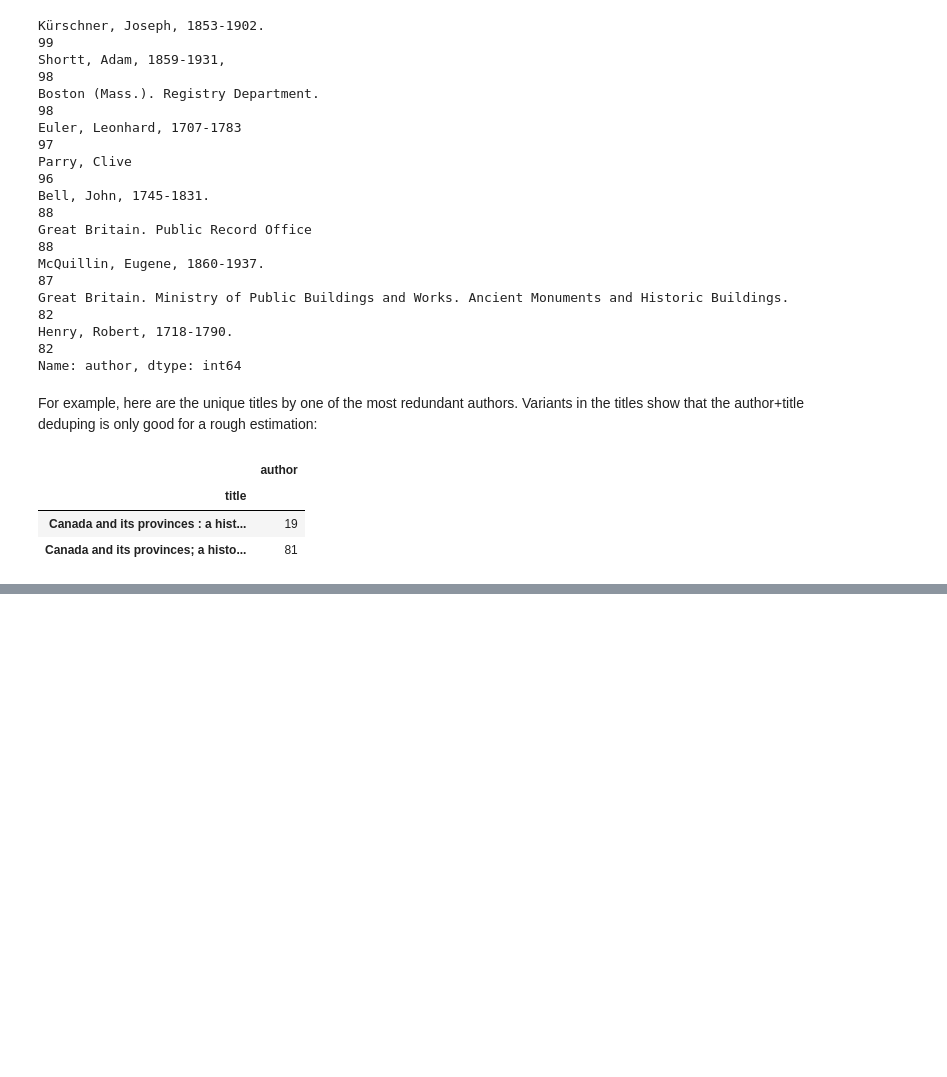
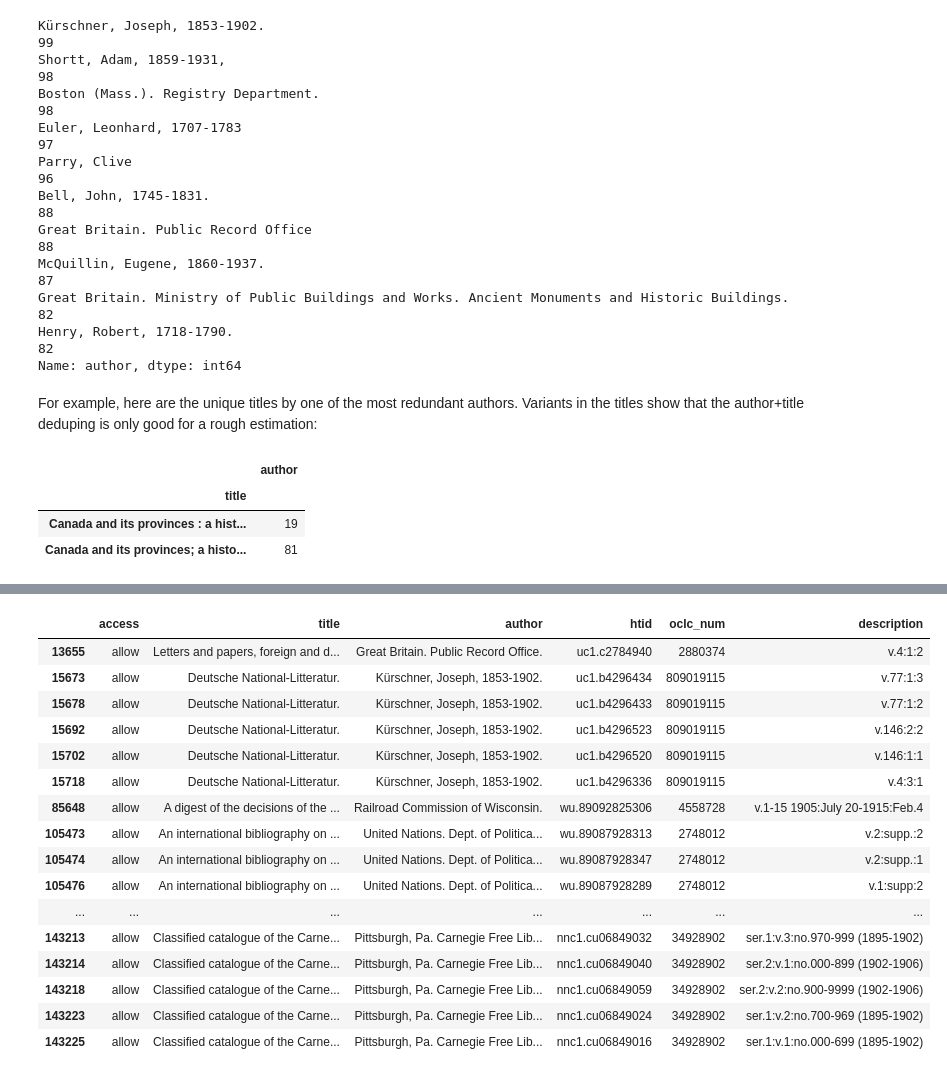
Before and after one commit to massivetexts/hathi-test-dataset, a Jupyter notebook: TestingDataset.ipynb, the cells around one changed output, grey strips where cells are left out. Drawn from its saved outputs; the diff is of its cells as text; code cells hidden in the pictures; blank space fills up the shorter version.

```diff
--- a/TestingDataset.ipynb
+++ b/TestingDataset.ipynb
@@ -139,3 +139,13 @@ df[df.author.str.contains('Shortt')].groupby('title')[['author']].count()
 | title |  |
 | Canada and its provinces : a hist... | 19 |
 | Canada and its provinces; a histo... | 81 |
+# %%
+import pandas as pd
+df = pd.read_csv('test_dataset.csv.gz')
+a = (df[['oclc_num', 'description']].drop_duplicates()
+                                .groupby(['oclc_num'], as_index=False)
+                                .count()
+                                .query('description > 0')
+                                .sort_values('description', ascending=False)
+)
+df.query('oclc_num == "809019115"')[['title', 'author', 'htid', 'oclc_num', 'description']]
@@ -141,0 +171,21 @@ df[df.author.str.contains('Shortt')].groupby('title')[['author']].count()
+# %%
+a = df[df.description.str.contains(':.*:').fillna(False)][['access', 'title', 'author', 'htid', 'oclc_num', 'description']]
+a[a.access == 'allow']
+# %% [output]
+|  | access | title | author | htid | oclc_num | description |
+| 13655 | allow | Letters and papers, foreign and d... | Great Britain. Public Record Office. | uc1.c2784940 | 2880374 | v.4:1:2 |
+| 15673 | allow | Deutsche National-Litteratur. | Kürschner, Joseph, 1853-1902. | uc1.b4296434 | 809019115 | v.77:1:3 |
+| 15678 | allow | Deutsche National-Litteratur. | Kürschner, Joseph, 1853-1902. | uc1.b4296433 | 809019115 | v.77:1:2 |
+| 15692 | allow | Deutsche National-Litteratur. | Kürschner, Joseph, 1853-1902. | uc1.b4296523 | 809019115 | v.146:2:2 |
+| 15702 | allow | Deutsche National-Litteratur. | Kürschner, Joseph, 1853-1902. | uc1.b4296520 | 809019115 | v.146:1:1 |
+| 15718 | allow | Deutsche National-Litteratur. | Kürschner, Joseph, 1853-1902. | uc1.b4296336 | 809019115 | v.4:3:1 |
+| 85648 | allow | A digest of the decisions of the ... | Railroad Commission of Wisconsin. | wu.89092825306 | 4558728 | v.1-15 1905:July 20-1915:Feb.4 |
+| 105473 | allow | An international bibliography on ... | United Nations. Dept. of Politica... | wu.89087928313 | 2748012 | v.2:supp.:2 |
+| 105474 | allow | An international bibliography on ... | United Nations. Dept. of Politica... | wu.89087928347 | 2748012 | v.2:supp.:1 |
+| 105476 | allow | An international bibliography on ... | United Nations. Dept. of Politica... | wu.89087928289 | 2748012 | v.1:supp:2 |
+| ... | ... | ... | ... | ... | ... | ... |
+| 143213 | allow | Classified catalogue of the Carne... | Pittsburgh, Pa. Carnegie Free Lib... | nnc1.cu06849032 | 34928902 | ser.1:v.3:no.970-999 (1895-1902) |
+| 143214 | allow | Classified catalogue of the Carne... | Pittsburgh, Pa. Carnegie Free Lib... | nnc1.cu06849040 | 34928902 | ser.2:v.1:no.000-899 (1902-1906) |
+| 143218 | allow | Classified catalogue of the Carne... | Pittsburgh, Pa. Carnegie Free Lib... | nnc1.cu06849059 | 34928902 | ser.2:v.2:no.900-9999 (1902-1906) |
+| 143223 | allow | Classified catalogue of the Carne... | Pittsburgh, Pa. Carnegie Free Lib... | nnc1.cu06849024 | 34928902 | ser.1:v.2:no.700-969 (1895-1902) |
+| 143225 | allow | Classified catalogue of the Carne... | Pittsburgh, Pa. Carnegie Free Lib... | nnc1.cu06849016 | 34928902 | ser.1:v.1:no.000-699 (1895-1902) |
```
Also changed, not shown: parts of 1 cell of this notebook, 2 other files.
